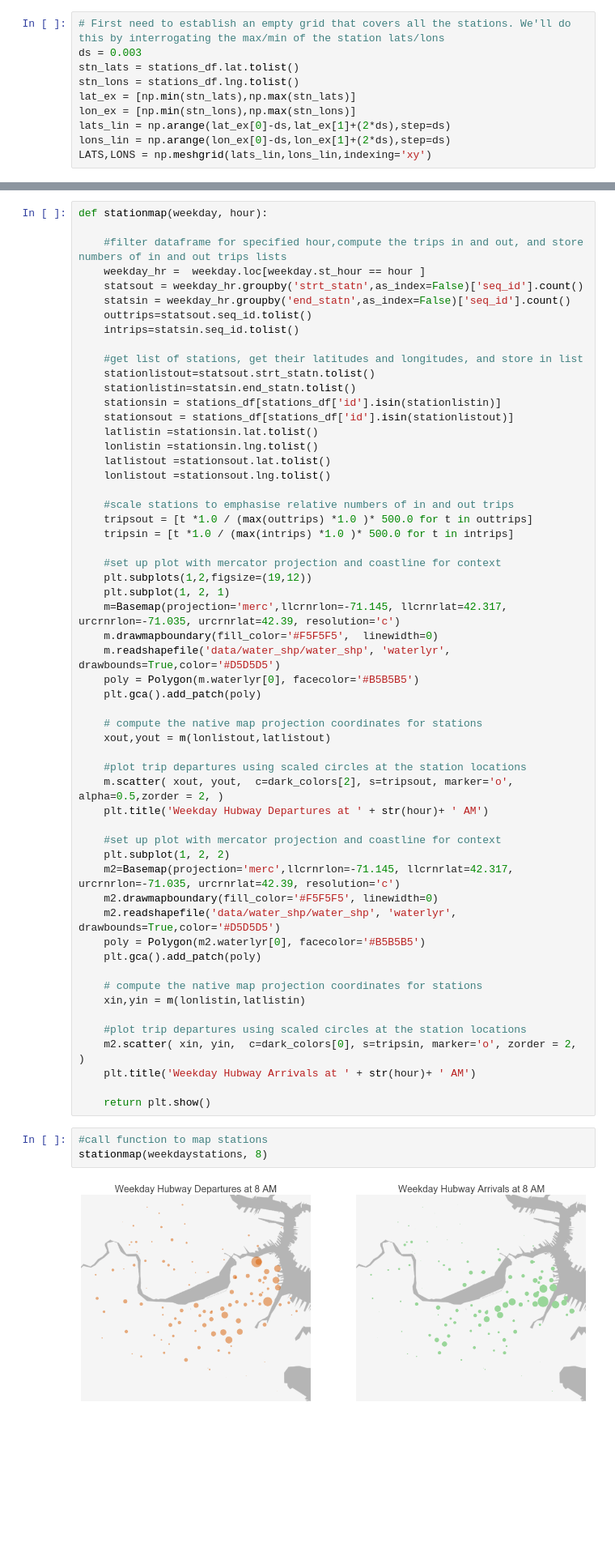
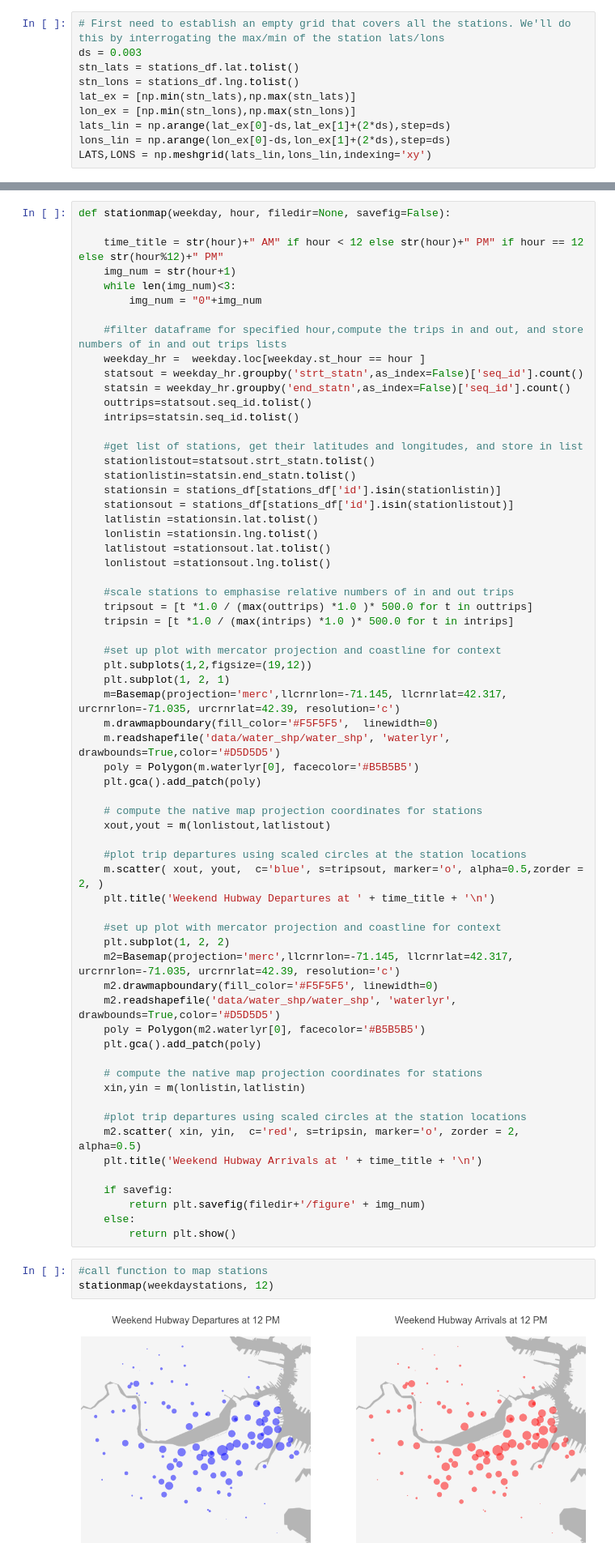
Before and after one commit to am207Hubway/final_project, a Jupyter notebook: Initial Data Exploration.ipynb, the cells around one changed output, grey strips where cells are left out. Shown at 81% size. Saved outputs shown, nothing was run; the diff lists cells and outputs as text; blank space fills up the shorter version.

```diff
--- a/Initial Data Exploration.ipynb
+++ b/Initial Data Exploration.ipynb
@@ -143,7 +145,12 @@ plt.show()
 # %% [output]
 [figure]
 # %%
-def stationmap(weekday, hour):
+def stationmap(weekday, hour, filedir=None, savefig=False):
+
+    time_title = str(hour)+" AM" if hour < 12 else str(hour)+" PM" if hour == 12 else str(hour%12)+" PM"
+    img_num = str(hour+1)
+    while len(img_num)<3:
+        img_num = "0"+img_num
 
     #filter dataframe for specified hour,compute the trips in and out, and store numbers of in and out trips lists
     weekday_hr =  weekday.loc[weekday.st_hour == hour ]
@@ -179,8 +186,8 @@ def stationmap(weekday, hour):
     xout,yout = m(lonlistout,latlistout)
 
     #plot trip departures using scaled circles at the station locations
-    m.scatter( xout, yout,  c=dark_colors[2], s=tripsout, marker='o', alpha=0.5,zorder = 2, )
-    plt.title('Weekday Hubway Departures at ' + str(hour)+ ' AM')
+    m.scatter( xout, yout,  c='blue', s=tripsout, marker='o', alpha=0.5,zorder = 2, )
+    plt.title('Weekend Hubway Departures at ' + time_title + '\n')
 
     #set up plot with mercator projection and coastline for context
     plt.subplot(1, 2, 2)
@@ -194,12 +201,15 @@ def stationmap(weekday, hour):
     xin,yin = m(lonlistin,latlistin)
 
     #plot trip departures using scaled circles at the station locations
-    m2.scatter( xin, yin,  c=dark_colors[0], s=tripsin, marker='o', zorder = 2, )
-    plt.title('Weekday Hubway Arrivals at ' + str(hour)+ ' AM')
+    m2.scatter( xin, yin,  c='red', s=tripsin, marker='o', zorder = 2, alpha=0.5)
+    plt.title('Weekend Hubway Arrivals at ' + time_title + '\n')
 
-    return plt.show()
+    if savefig:
+        return plt.savefig(filedir+'/figure' + img_num)
+    else:
+        return plt.show()
 # %%
 #call function to map stations
-stationmap(weekdaystations, 8)
+stationmap(weekdaystations, 12)
 # %% [output]
-[figure, old version]
+[figure, new version]
```
Also changed, not shown: parts of 12 cells of this notebook, 8 other files.
